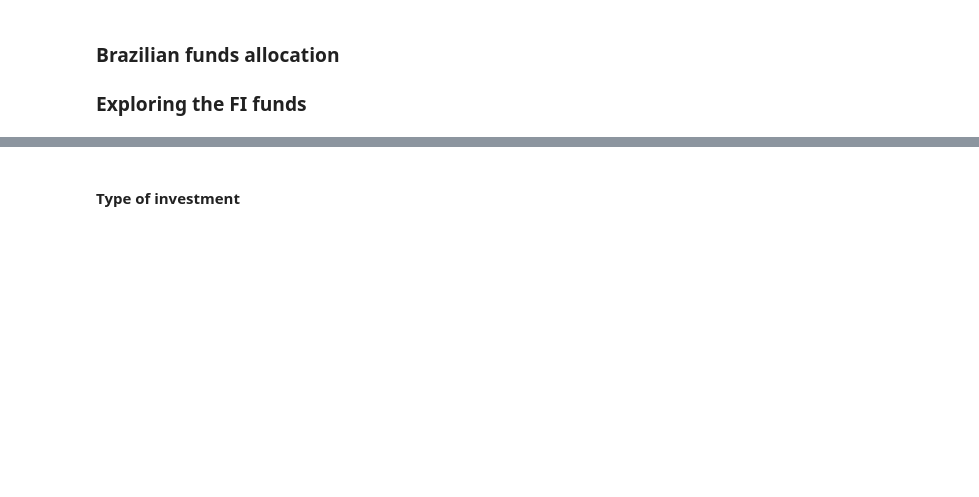
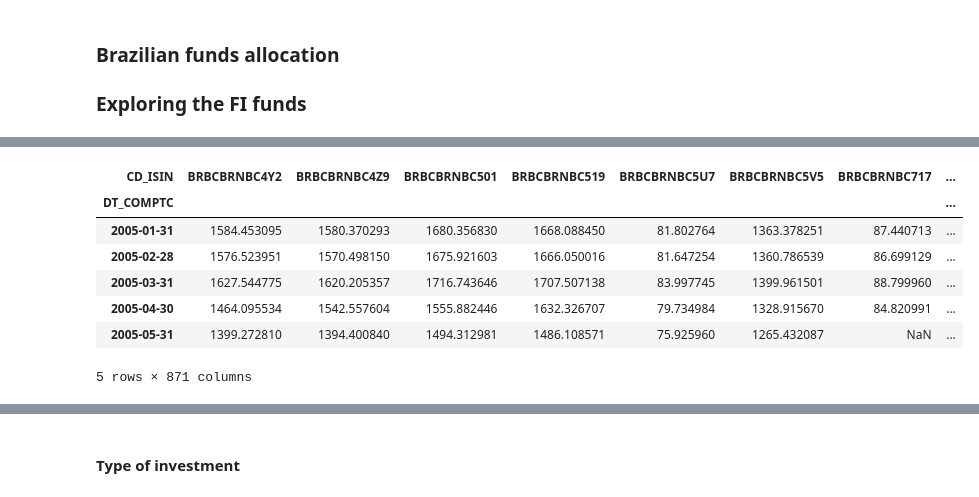
Before and after one commit to mamedc/fundsBR, a Jupyter notebook: fi_type_analysis_fundsBR.ipynb, the cells around one changed output, grey strips where cells are left out. Saved outputs shown, nothing was run; the diff lists cells and outputs as text; code cells hidden in the pictures; blank space fills up the shorter version.

```diff
--- a/fi_type_analysis_fundsBR.ipynb
+++ b/fi_type_analysis_fundsBR.ipynb
@@ -37,0 +437,11 @@ dfBLC1['DT_VENC'] = dfBLC1['DT_VENC'].apply(lambda x: correctDates(x))
+# %%
+unitPrc.unstack(level = 0).head()
+# %% [output]
+| CD_ISIN | BRBCBRNBC4Y2 | BRBCBRNBC4Z9 | BRBCBRNBC501 | BRBCBRNBC519 | BRBCBRNBC5U7 | BRBCBRNBC5V5 | BRBCBRNBC717 | ... |
+| DT_COMPTC |  |  |  |  |  |  |  | ... |
+| 2005-01-31 | 1584.453095 | 1580.370293 | 1680.356830 | 1668.088450 | 81.802764 | 1363.378251 | 87.440713 | ... |
+| 2005-02-28 | 1576.523951 | 1570.498150 | 1675.921603 | 1666.050016 | 81.647254 | 1360.786539 | 86.699129 | ... |
+| 2005-03-31 | 1627.544775 | 1620.205357 | 1716.743646 | 1707.507138 | 83.997745 | 1399.961501 | 88.799960 | ... |
+| 2005-04-30 | 1464.095534 | 1542.557604 | 1555.882446 | 1632.326707 | 79.734984 | 1328.915670 | 84.820991 | ... |
+| 2005-05-31 | 1399.272810 | 1394.400840 | 1494.312981 | 1486.108571 | 75.925960 | 1265.432087 | NaN | ... |
+5 rows × 871 columns
```
Also changed, not shown: parts of 93 cells of this notebook.
